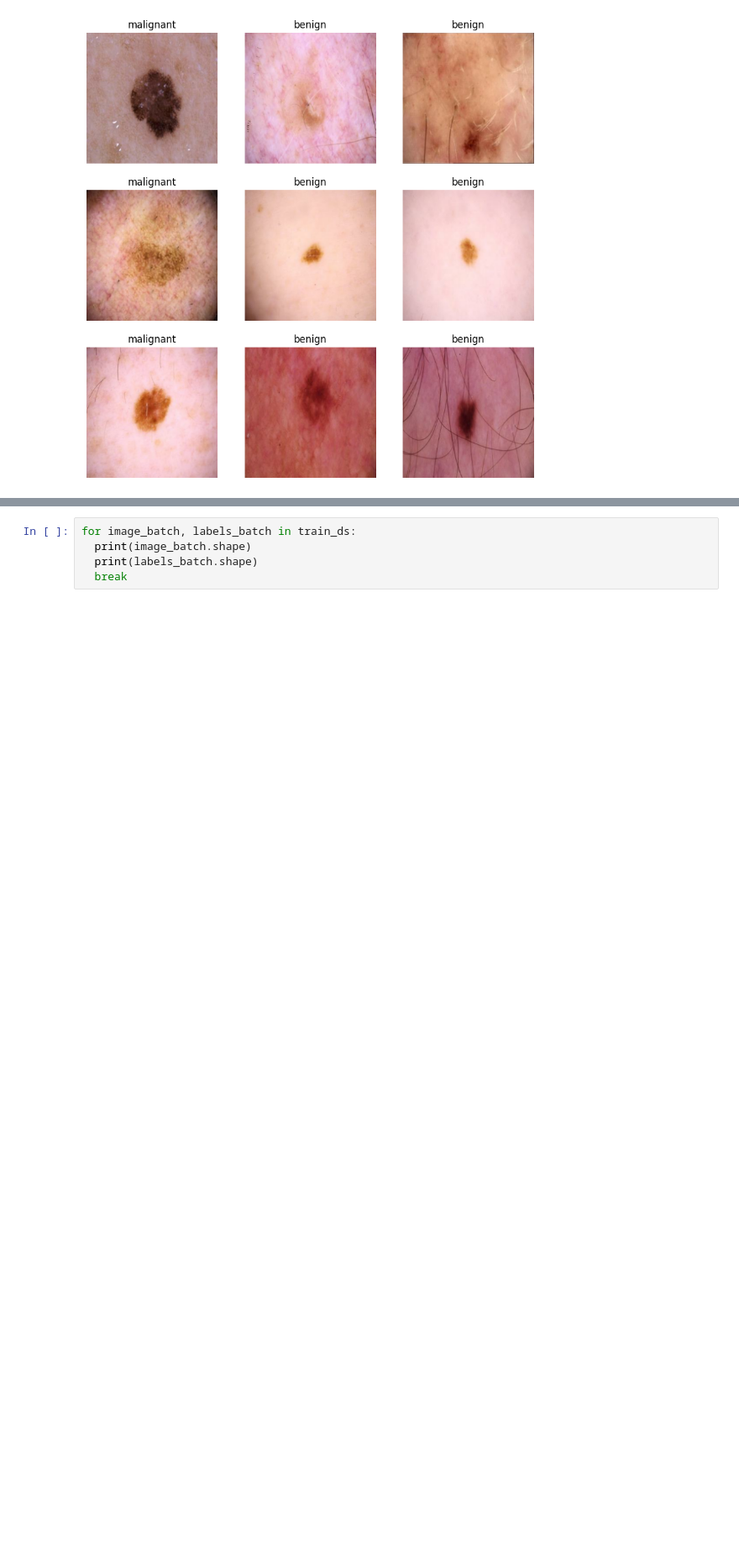
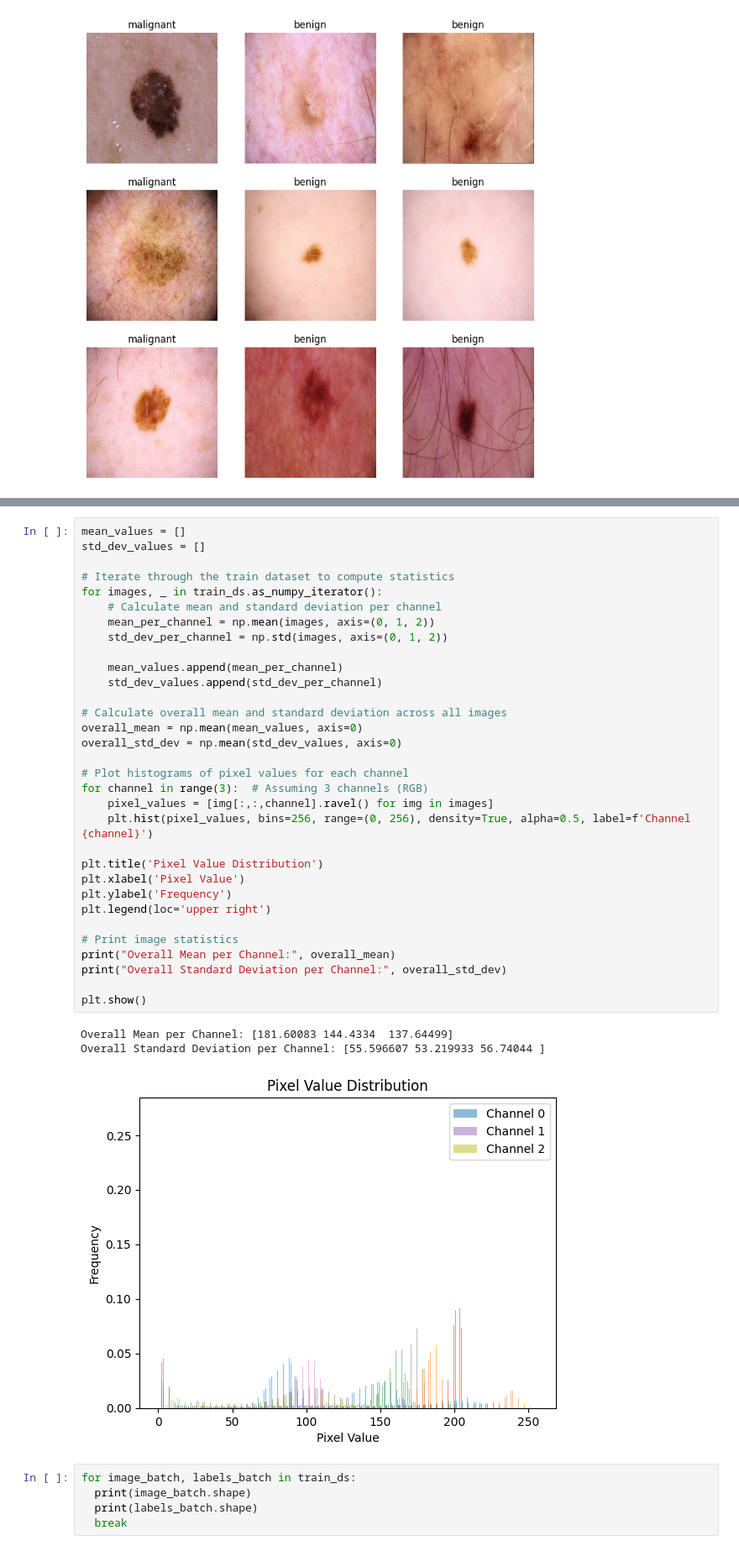
Before and after one commit to Nisal-Sashmitha/DL-assignment, a Jupyter notebook: rest_net_50.ipynb, the cells around one changed output, grey strips where cells are left out. Shown at 84% size. Saved outputs shown, nothing was run; the diff lists cells and outputs as text; blank space fills up the shorter version.

```diff
--- a/rest_net_50.ipynb
+++ b/rest_net_50.ipynb
@@ -97,3 +133,39 @@ for images, labels in train_ds.take(1):
+# %%
+mean_values = []
+std_dev_values = []
+
+# Iterate through the train dataset to compute statistics
+for images, _ in train_ds.as_numpy_iterator():
+    # Calculate mean and standard deviation per channel
+    mean_per_channel = np.mean(images, axis=(0, 1, 2))
+    std_dev_per_channel = np.std(images, axis=(0, 1, 2))
+
+    mean_values.append(mean_per_channel)
+    std_dev_values.append(std_dev_per_channel)
+
+# Calculate overall mean and standard deviation across all images
+overall_mean = np.mean(mean_values, axis=0)
+overall_std_dev = np.mean(std_dev_values, axis=0)
+
+# Plot histograms of pixel values for each channel
+for channel in range(3):  # Assuming 3 channels (RGB)
+    pixel_values = [img[:,:,channel].ravel() for img in images]
+    plt.hist(pixel_values, bins=256, range=(0, 256), density=True, alpha=0.5, label=f'Channel {channel}')
+
+plt.title('Pixel Value Distribution')
+plt.xlabel('Pixel Value')
+plt.ylabel('Frequency')
+plt.legend(loc='upper right')
+
+# Print image statistics
+print("Overall Mean per Channel:", overall_mean)
+print("Overall Standard Deviation per Channel:", overall_std_dev)
+
+plt.show()
+# %% [output]
+Overall Mean per Channel: [181.60083 144.4334  137.64499]
+Overall Standard Deviation per Channel: [55.596607 53.219933 56.74044 ]
+[figure, added]
 # %%
 for image_batch, labels_batch in train_ds:
   print(image_batch.shape)
```
Also changed, not shown: parts of 13 cells of this notebook.
